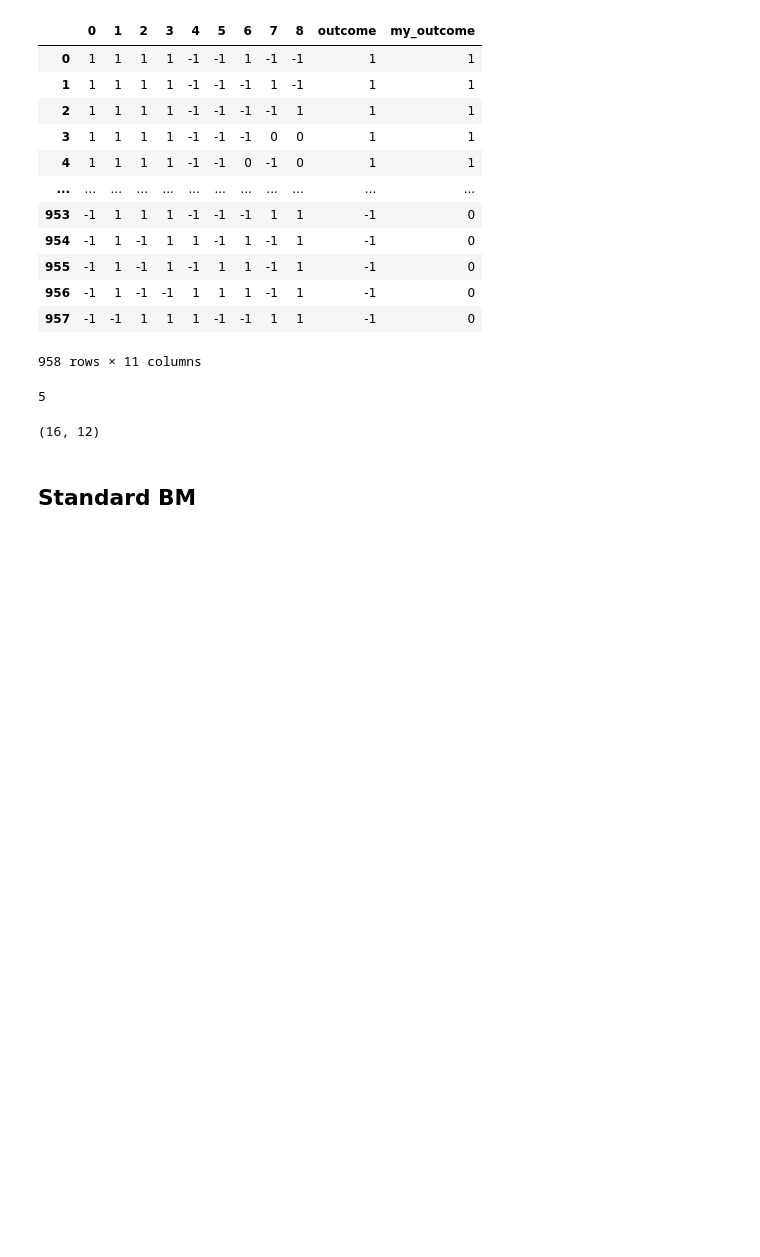
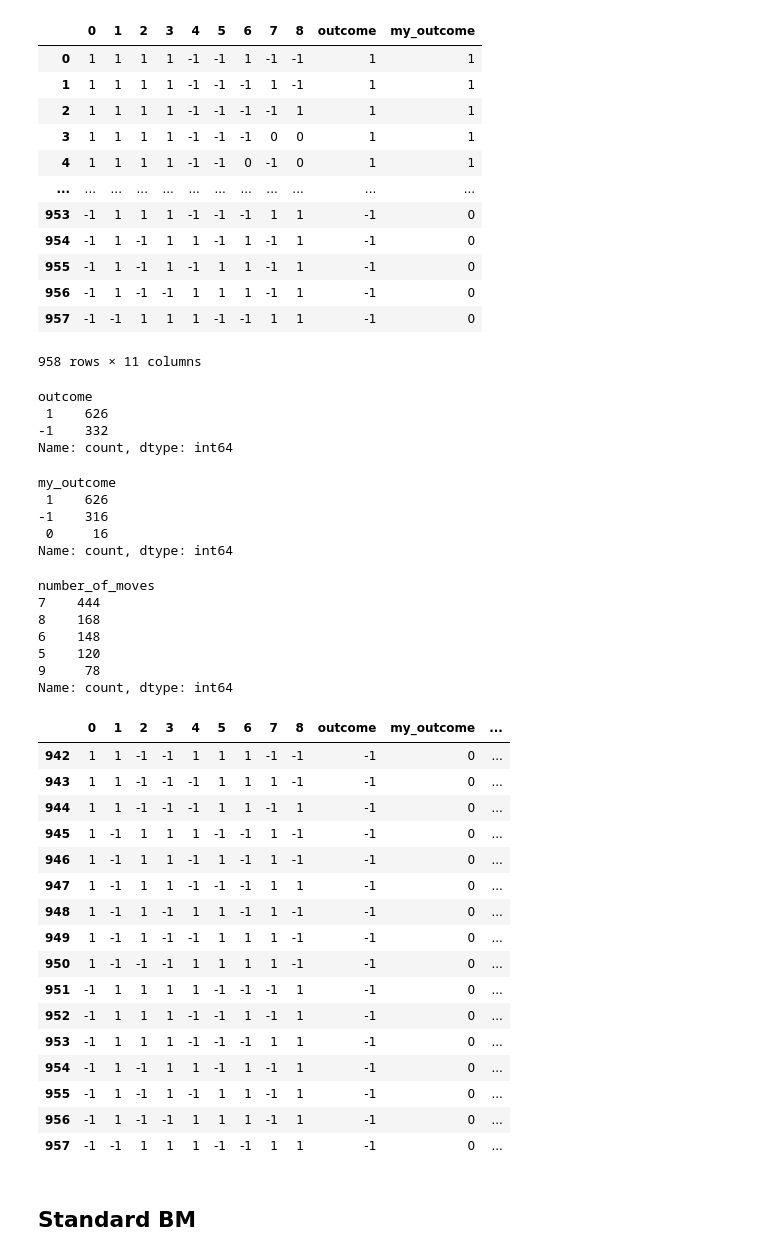
Before and after one commit to dioscuri-tda/knotsBM, a Jupyter notebook: EqBM/tictactoe_BM.ipynb, the cells around one changed output. Cells and saved outputs as stored; diff of their text form; code cells hidden in the pictures; blank space fills up the shorter version.

```diff
--- a/EqBM/tictactoe_BM.ipynb
+++ b/EqBM/tictactoe_BM.ipynb
@@ -124,14 +126,52 @@ for game in data_num.iloc[:, :9].values:
     number_of_moves.append(np.count_nonzero(game))
 
 data_num["number_of_moves"] = number_of_moves
+# %%
+data_num.outcome.value_counts()
+# %% [output]
+outcome
+ 1    626
+-1    332
+Name: count, dtype: int64
+# %%
+data_num.my_outcome.value_counts()
+# %% [output]
+my_outcome
+ 1    626
+-1    316
+ 0     16
+Name: count, dtype: int64
 # %%
-data_num["number_of_moves"].min()
+data_num["number_of_moves"].value_counts()
 # %% [output]
-5
+number_of_moves
+7    444
+8    168
+6    148
+5    120
+9     78
+Name: count, dtype: int64
-# %%
-data_num[data_num.outcome != data_num.my_outcome].shape
-# %% [output]
-(16, 12)
+# %%
+# now we can distinguish the 12 draw configurations
+data_num[data_num.outcome != data_num.my_outcome]
+# %% [output]
+|  | 0 | 1 | 2 | 3 | 4 | 5 | 6 | 7 | 8 | outcome | my_outcome | ... |
+| 942 | 1 | 1 | -1 | -1 | 1 | 1 | 1 | -1 | -1 | -1 | 0 | ... |
+| 943 | 1 | 1 | -1 | -1 | -1 | 1 | 1 | 1 | -1 | -1 | 0 | ... |
+| 944 | 1 | 1 | -1 | -1 | -1 | 1 | 1 | -1 | 1 | -1 | 0 | ... |
+| 945 | 1 | -1 | 1 | 1 | 1 | -1 | -1 | 1 | -1 | -1 | 0 | ... |
+| 946 | 1 | -1 | 1 | 1 | -1 | 1 | -1 | 1 | -1 | -1 | 0 | ... |
+| 947 | 1 | -1 | 1 | 1 | -1 | -1 | -1 | 1 | 1 | -1 | 0 | ... |
+| 948 | 1 | -1 | 1 | -1 | 1 | 1 | -1 | 1 | -1 | -1 | 0 | ... |
+| 949 | 1 | -1 | 1 | -1 | -1 | 1 | 1 | 1 | -1 | -1 | 0 | ... |
+| 950 | 1 | -1 | -1 | -1 | 1 | 1 | 1 | 1 | -1 | -1 | 0 | ... |
+| 951 | -1 | 1 | 1 | 1 | 1 | -1 | -1 | -1 | 1 | -1 | 0 | ... |
+| 952 | -1 | 1 | 1 | 1 | -1 | -1 | 1 | -1 | 1 | -1 | 0 | ... |
+| 953 | -1 | 1 | 1 | 1 | -1 | -1 | -1 | 1 | 1 | -1 | 0 | ... |
+| 954 | -1 | 1 | -1 | 1 | 1 | -1 | 1 | -1 | 1 | -1 | 0 | ... |
+| 955 | -1 | 1 | -1 | 1 | -1 | 1 | 1 | -1 | 1 | -1 | 0 | ... |
+| 956 | -1 | 1 | -1 | -1 | 1 | 1 | 1 | -1 | 1 | -1 | 0 | ... |
+| 957 | -1 | -1 | 1 | 1 | 1 | -1 | -1 | 1 | 1 | -1 | 0 | ... |
 # %% [markdown]
 ## Standard BM
 # %%
```
Also changed, not shown: parts of 51 cells of this notebook.
